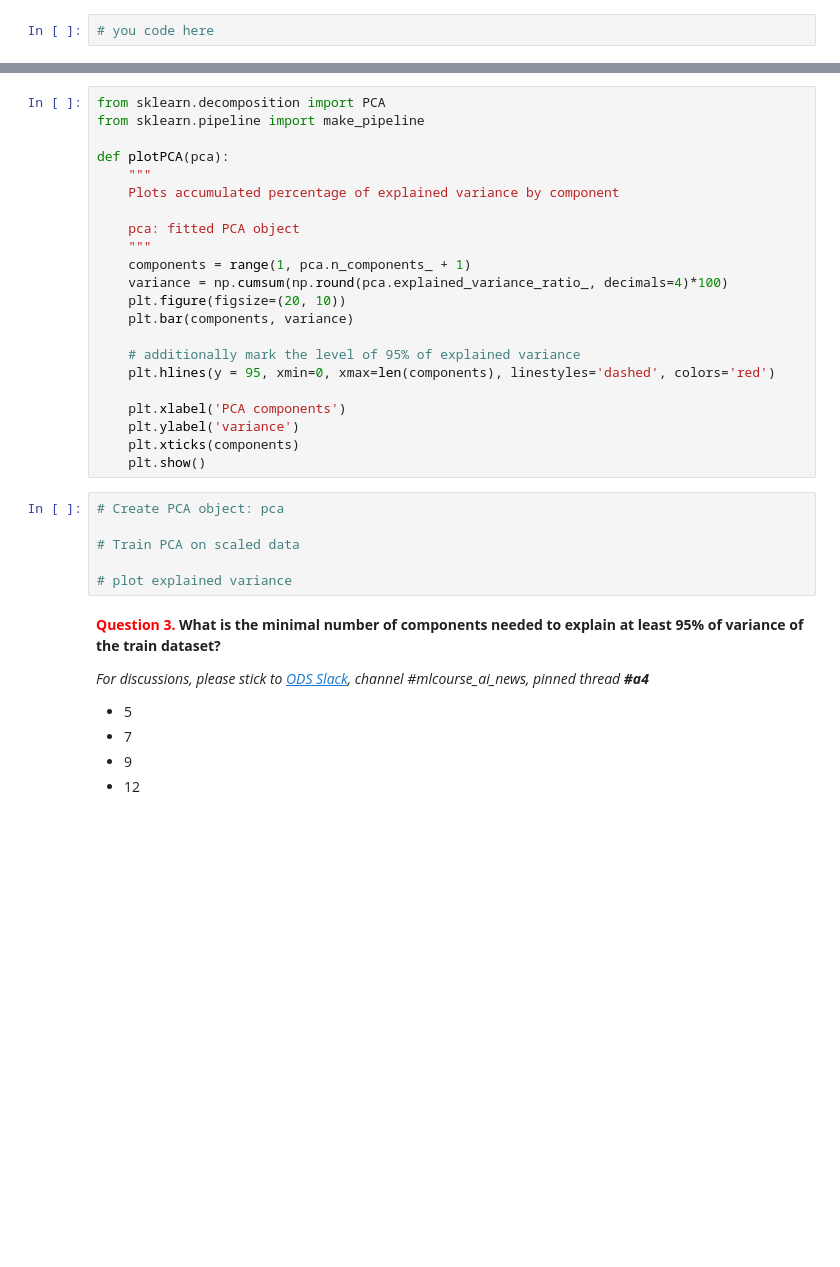
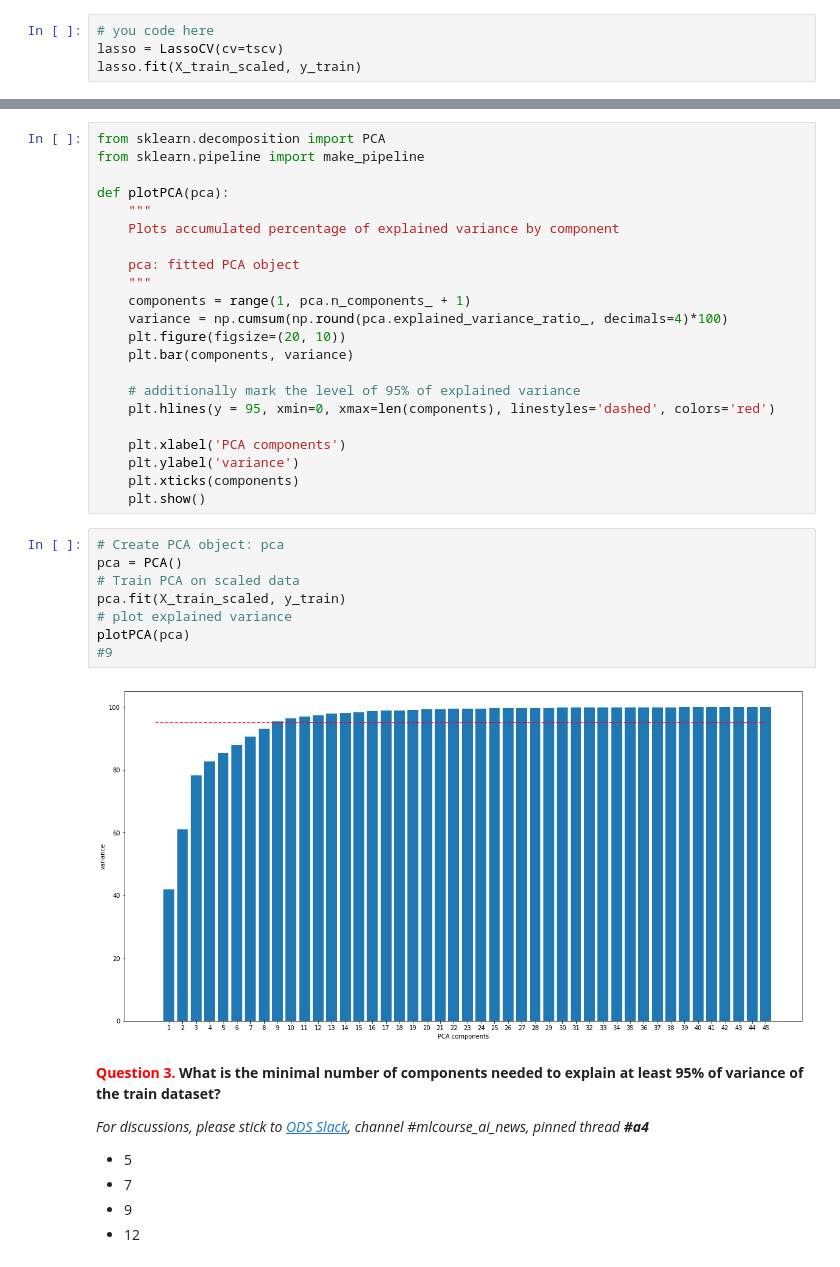
Before and after one commit to mudcrab88/ods_course, a Jupyter notebook: assignment4_time_series.ipynb, the cells around one changed output, grey strips where cells are left out. Drawn from its saved outputs; the diff is of its cells as text; blank space fills up the shorter version.

```diff
--- a/assignment4_time_series.ipynb
+++ b/assignment4_time_series.ipynb
@@ -266,3 +266,5 @@ Train Lasso regression on cross-validation (`LassoCV`) again feeding the `cv` pa
 Plot the forecast of the model and notice that the error on test dataset has not increased significantly
 # %%
 # you code here
+lasso = LassoCV(cv=tscv)
+lasso.fit(X_train_scaled, y_train)
@@ -305,10 +333,14 @@ def plotPCA(pca):
     plt.show()
 # %%
 # Create PCA object: pca
-
+pca = PCA()
 # Train PCA on scaled data
-
+pca.fit(X_train_scaled, y_train)
 # plot explained variance
+plotPCA(pca)
+#9
+# %% [output]
+[figure, added]
 # %% [markdown]
 **<font color='red'>Question 3.</font> What is the minimal number of components needed to explain at least 95% of variance of the train dataset?**
 
```
Also changed, not shown: parts of 7 cells of this notebook.
